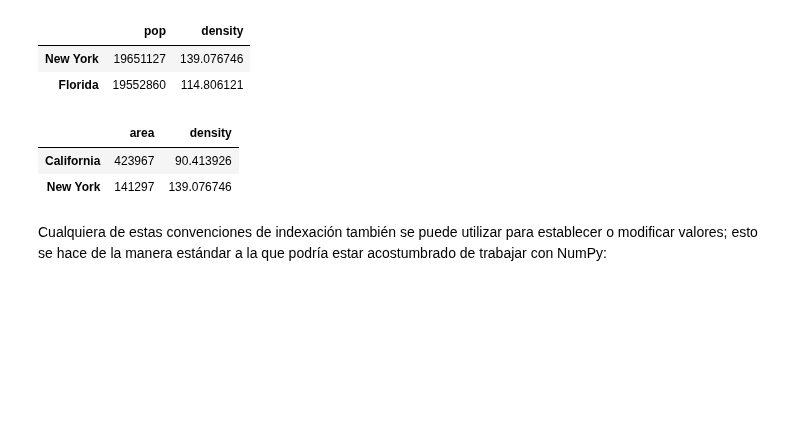
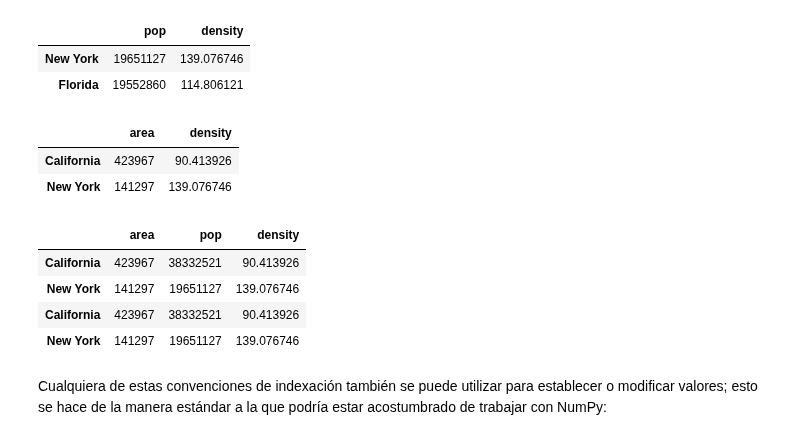
Before and after one commit to AGC79/ONLINE_DS_THEBRDIGE_TRABAJOSAGC, a Jupyter notebook: 2-DATA_ANALYSIS/2-Pandas/Teoría/1_Intro_Pandas_agc.ipynb, the cells around one changed output. Drawn from its saved outputs; the diff is of its cells as text; code cells hidden in the pictures; blank space fills up the shorter version.

```diff
--- a/2-DATA_ANALYSIS/2-Pandas/Teoría/1_Intro_Pandas_agc.ipynb
+++ b/2-DATA_ANALYSIS/2-Pandas/Teoría/1_Intro_Pandas_agc.ipynb
@@ -1483,6 +1608,14 @@ data.iloc[[0,2] ,[0,2]]
 |  | area | density |
 | California | 423967 | 90.413926 |
 | New York | 141297 | 139.076746 |
+# %%
+data.iloc[[0,2, 0,2]]
+# %% [output]
+|  | area | pop | density |
+| California | 423967 | 38332521 | 90.413926 |
+| New York | 141297 | 19651127 | 139.076746 |
+| California | 423967 | 38332521 | 90.413926 |
+| New York | 141297 | 19651127 | 139.076746 |
 # %% [markdown]
 Cualquiera de estas convenciones de indexación también se puede utilizar para establecer o modificar valores; esto se hace de la manera estándar a la que podría estar acostumbrado de trabajar con NumPy:
 # %%
```
Also changed, not shown: parts of 52 cells of this notebook, 7 other files.
